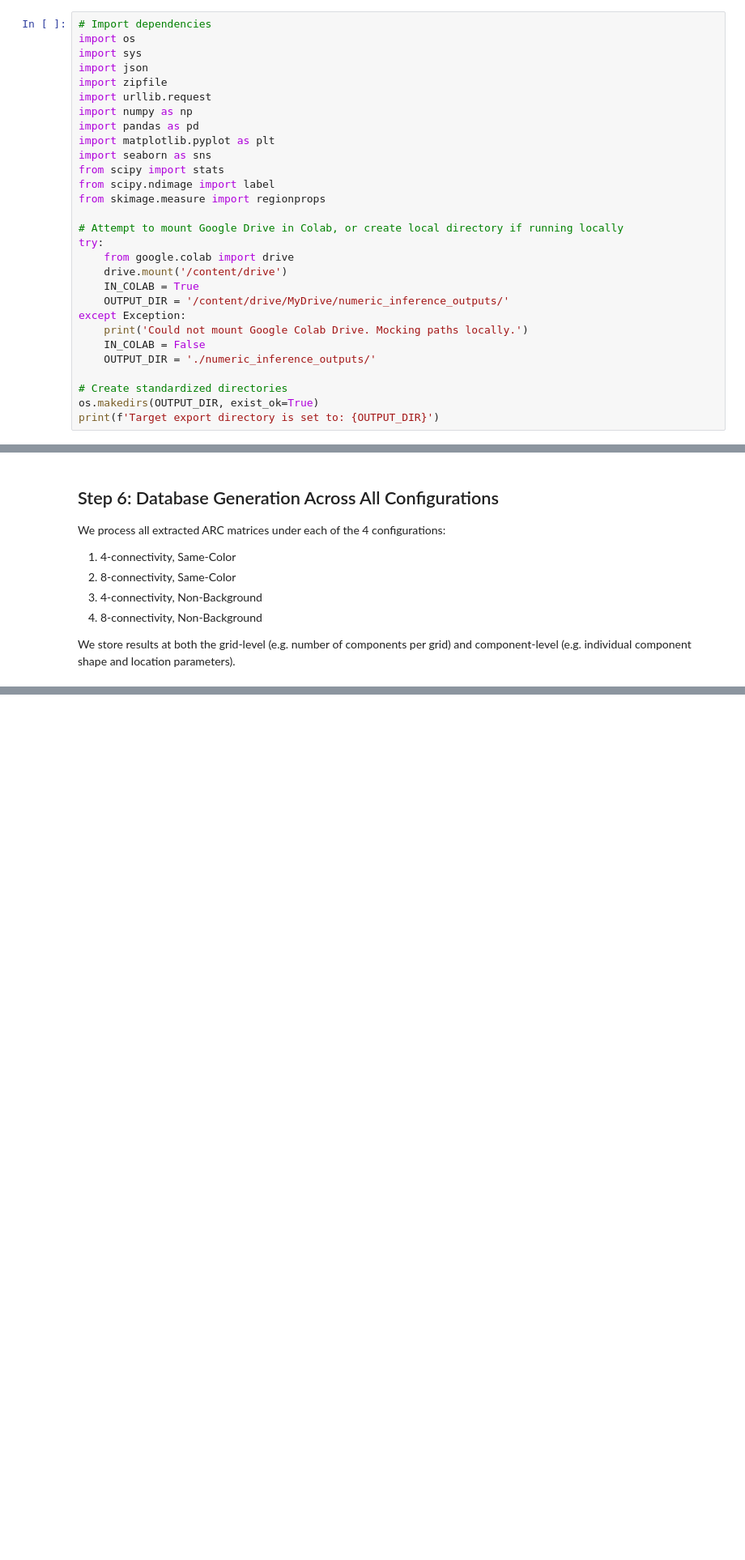
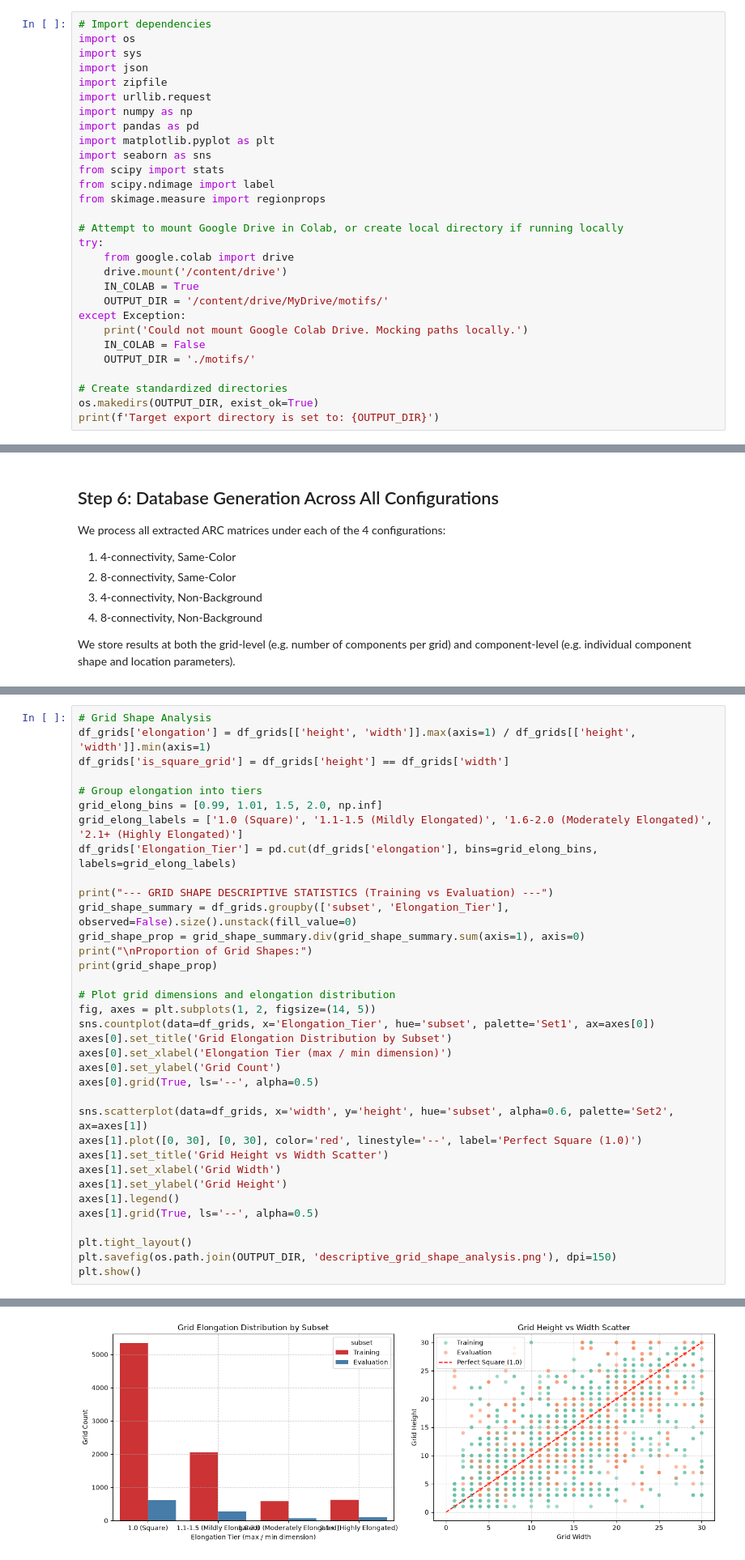
Before and after one commit to sanmquin/Motifs, a Jupyter notebook: 1.Connected_Components_Analysis.ipynb, the cells around one changed output, grey strips where cells are left out. Shown at 81% size. Saved outputs shown, nothing was run; the diff lists cells and outputs as text; blank space fills up the shorter version.

```diff
--- a/1.Connected_Components_Analysis.ipynb
+++ b/1.Connected_Components_Analysis.ipynb
@@ -28,11 +28,11 @@ try:
     from google.colab import drive
     drive.mount('/content/drive')
     IN_COLAB = True
-    OUTPUT_DIR = '/content/drive/MyDrive/numeric_inference_outputs/'
+    OUTPUT_DIR = '/content/drive/MyDrive/motifs/'
 except Exception:
     print('Could not mount Google Colab Drive. Mocking paths locally.')
     IN_COLAB = False
-    OUTPUT_DIR = './numeric_inference_outputs/'
+    OUTPUT_DIR = './motifs/'
 
 # Create standardized directories
 os.makedirs(OUTPUT_DIR, exist_ok=True)
@@ -587,0 +427,36 @@ Successfully exported summary metrics to: /content/drive/MyDrive/numeric_inferen
+# %%
+# Grid Shape Analysis
+df_grids['elongation'] = df_grids[['height', 'width']].max(axis=1) / df_grids[['height', 'width']].min(axis=1)
+df_grids['is_square_grid'] = df_grids['height'] == df_grids['width']
+
+# Group elongation into tiers
+grid_elong_bins = [0.99, 1.01, 1.5, 2.0, np.inf]
+grid_elong_labels = ['1.0 (Square)', '1.1-1.5 (Mildly Elongated)', '1.6-2.0 (Moderately Elongated)', '2.1+ (Highly Elongated)']
+df_grids['Elongation_Tier'] = pd.cut(df_grids['elongation'], bins=grid_elong_bins, labels=grid_elong_labels)
+
+print("--- GRID SHAPE DESCRIPTIVE STATISTICS (Training vs Evaluation) ---")
+grid_shape_summary = df_grids.groupby(['subset', 'Elongation_Tier'], observed=False).size().unstack(fill_value=0)
+grid_shape_prop = grid_shape_summary.div(grid_shape_summary.sum(axis=1), axis=0)
+print("\nProportion of Grid Shapes:")
+print(grid_shape_prop)
+
+# Plot grid dimensions and elongation distribution
+fig, axes = plt.subplots(1, 2, figsize=(14, 5))
+sns.countplot(data=df_grids, x='Elongation_Tier', hue='subset', palette='Set1', ax=axes[0])
+axes[0].set_title('Grid Elongation Distribution by Subset')
+axes[0].set_xlabel('Elongation Tier (max / min dimension)')
+axes[0].set_ylabel('Grid Count')
+axes[0].grid(True, ls='--', alpha=0.5)
+
+sns.scatterplot(data=df_grids, x='width', y='height', hue='subset', alpha=0.6, palette='Set2', ax=axes[1])
+axes[1].plot([0, 30], [0, 30], color='red', linestyle='--', label='Perfect Square (1.0)')
+axes[1].set_title('Grid Height vs Width Scatter')
+axes[1].set_xlabel('Grid Width')
+axes[1].set_ylabel('Grid Height')
+axes[1].legend()
+axes[1].grid(True, ls='--', alpha=0.5)
+
+plt.tight_layout()
+plt.savefig(os.path.join(OUTPUT_DIR, 'descriptive_grid_shape_analysis.png'), dpi=150)
+plt.show()
+# %% [output]
@@ -587,0 +475 @@ Successfully exported summary metrics to: /content/drive/MyDrive/numeric_inferen
+[figure, added]
```
Also changed, not shown: parts of 41 cells of this notebook, 2 other files.
